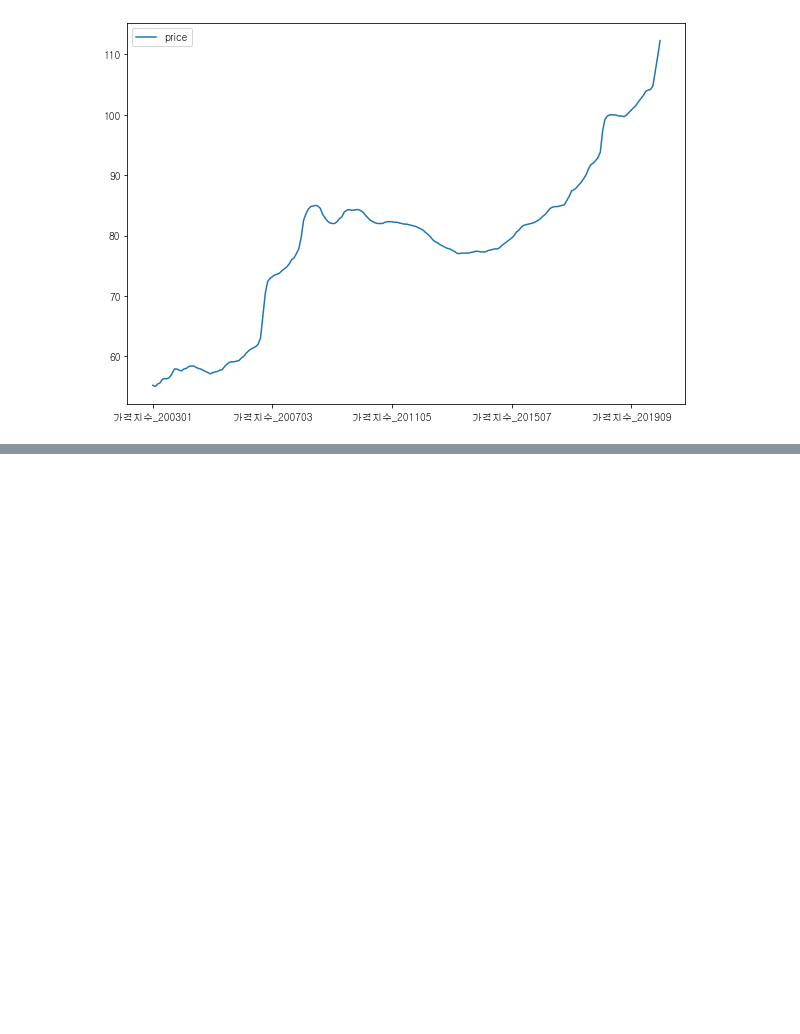
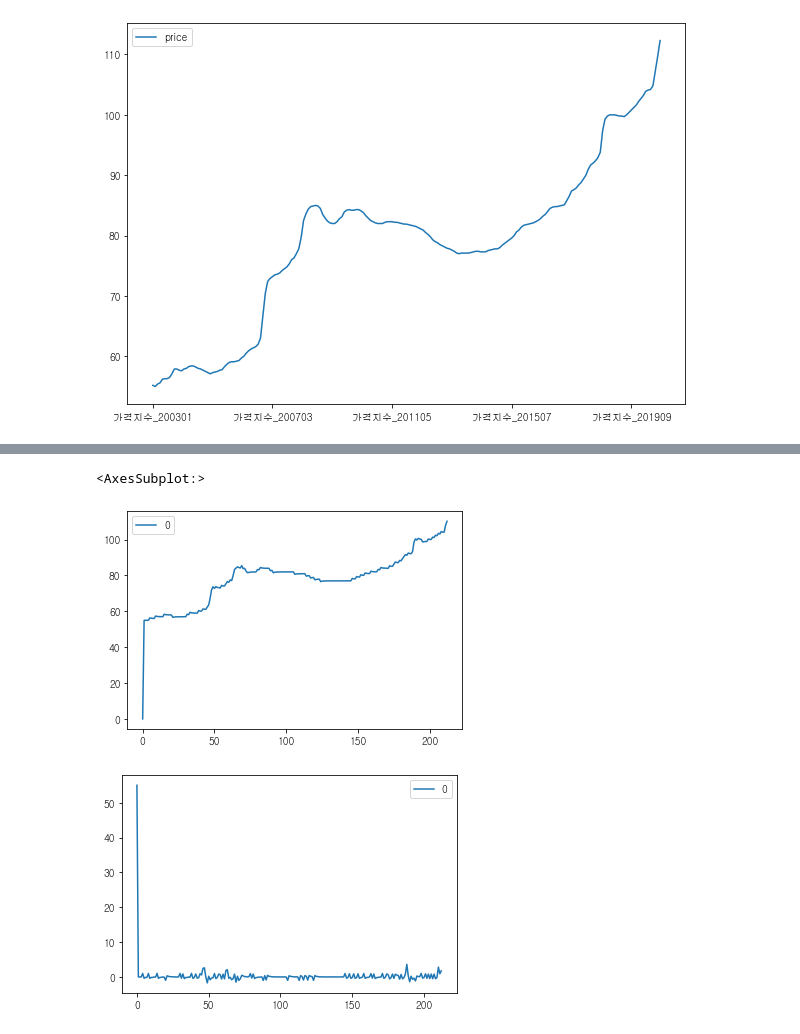
Before and after one commit to minseok-oh/open-data-analysis-python, a Jupyter notebook: House-Price-Time-Series/main.ipynb, the cells around one changed output, grey strips where cells are left out. Saved outputs shown, nothing was run; the diff lists cells and outputs as text; code cells hidden in the pictures; blank space fills up the shorter version.

Commit message:
Make predict

```diff
--- a/House-Price-Time-Series/main.ipynb
+++ b/House-Price-Time-Series/main.ipynb
@@ -63,3 +76,14 @@ seoul_price.plot(figsize=(10, 7))
 plt.show()
 # %% [output]
 [figure]
+# %%
+import numpy as np
+from statsmodels.tsa.arima.model import ARIMA
+import statsmodels.api as sm
+
+seoul_data = map(int, seoul_price.values)
+seoul_data = [x for x in seoul_data if np.isnan(x) == False]
+
+model = ARIMA(seoul_data, order=(2, 1, 2))
+model_fit = model.fit()
+print(model_fit.summary())
@@ -65,0 +108,10 @@ plt.show()
+# %%
+fig = pd.DataFrame(model_fit.predict())
+fig.plot()
+
+res = pd.DataFrame(model_fit.resid)
+res.plot()
+# %% [output]
+<AxesSubplot:>
+[figure, added]
+[figure, added]
```
Also changed, not shown: parts of 2 cells of this notebook.
